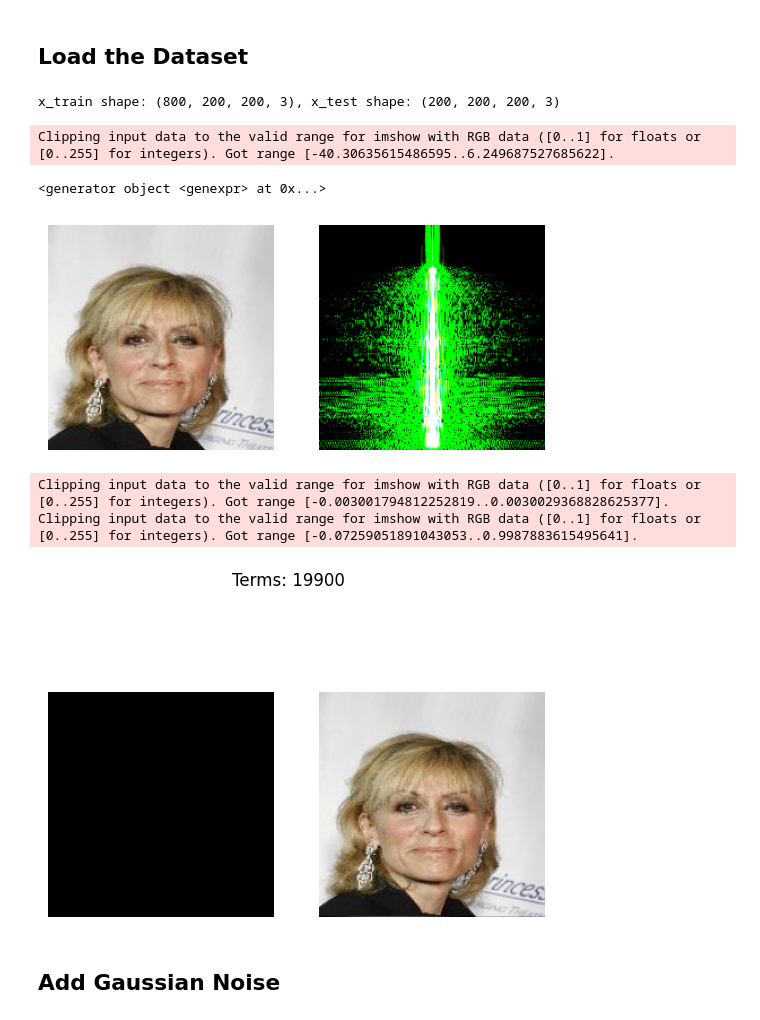
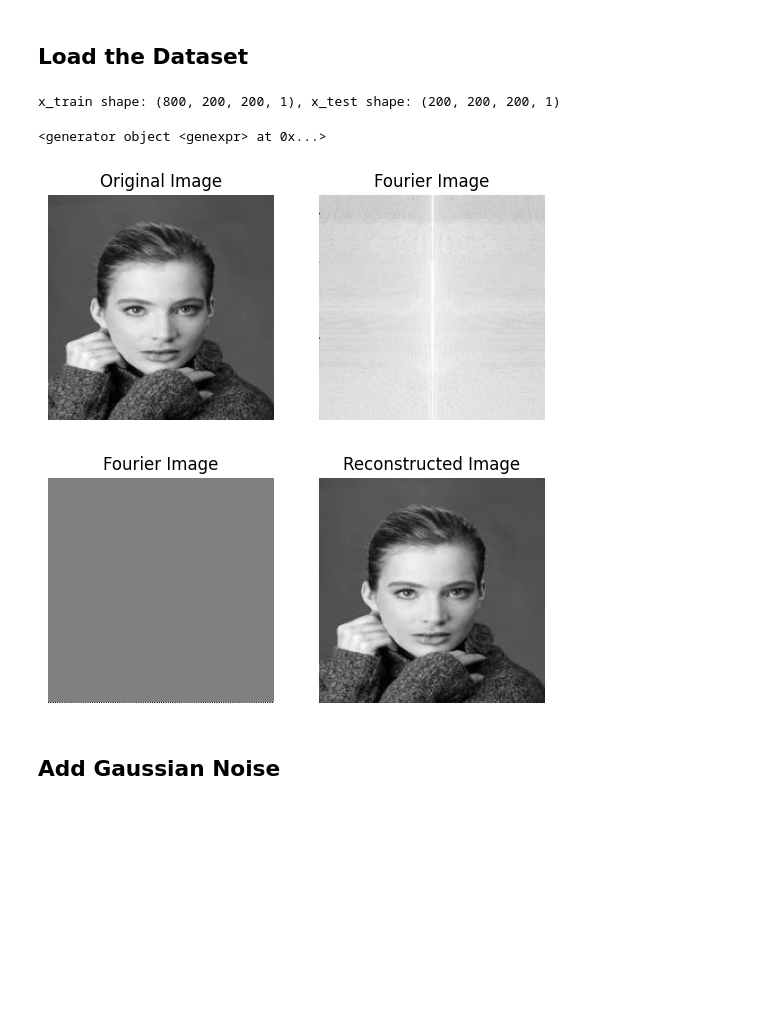
Before and after one commit to Yehia-Fahmy/CNN_Denoising, a Jupyter notebook: train_cnn_wavelet.ipynb, the cells around one changed output. Saved outputs shown, nothing was run; the diff lists cells and outputs as text; code cells hidden in the pictures; blank space fills up the shorter version.

```diff
--- a/train_cnn_wavelet.ipynb
+++ b/train_cnn_wavelet.ipynb
@@ -47,7 +39,7 @@ base_dir = os.path.join(path, "img_align_celeba")
 
 # Image size to resize all images
 image_dim = 200
-num_channels = 3
+num_channels = 1
 
 images = []
 
@@ -88,7 +80,7 @@ x_test = x_test.reshape(len(x_test), image_dim, image_dim, num_channels)
 
 print(f"x_train shape: {x_train.shape}, x_test shape: {x_test.shape}")
 # %% [output]
-x_train shape: (800, 200, 200, 3), x_test shape: (200, 200, 200, 3)
+x_train shape: (800, 200, 200, 1), x_test shape: (200, 200, 200, 1)
 # %%
 index = np.random.randint(len(x_train))
 image = x_train[index]
@@ -117,11 +109,12 @@ def find_symmetric_coordinates(coords, centre):
 def display_plots(individual_grating, reconstruction, idx):
     plt.subplot(121)
     plt.imshow(individual_grating)
+    plt.title("Fourier Image")
     plt.axis("off")
     plt.subplot(122)
     plt.imshow(reconstruction)
+    plt.title("Reconstructed Image")
     plt.axis("off")
-    plt.suptitle(f"Terms: {idx}")
     plt.pause(0.01)
 
 # # Read and process image
@@ -136,9 +129,11 @@ def foureir_transform(image, display=False):
         # Show grayscale image and its Fourier transform
         plt.subplot(121)
         plt.imshow(image)
+        plt.title("Original Image")
         plt.axis("off")
         plt.subplot(122)
         plt.imshow(np.log(abs(ft)))
+        plt.title("Fourier Image")
         plt.axis("off")
         plt.pause(2)
         fig = plt.figure()
@@ -208,40 +203,37 @@ def inverse_fourier_transform(ft, display=False):
     return rec_image
 
 # Array dimensions (array is square) and centre pixel
 array_size = len(image)
 centre = int((array_size - 1) / 2)
 
 # Get all coordinate pairs in the left half of the array,
 # including the column at the centre of the array (which
 # includes the centre pixel)
 coords_left_half = (
     (x, y) for x in range(array_size) for y in range(centre+1)
 )
 print(coords_left_half)
 
 # Sort points based on distance from centre
 coords_left_half = sorted(
     coords_left_half,
     key=lambda x: calculate_distance_from_centre(x, centre)
     )
 
 ft = foureir_transform(image, display=True)
+rec_image = inverse_fourier_transform(ft, display=True)
 # plt.subplot(121)
 # plt.imshow(np.log(abs(ft)))
 # plt.axis("off")
 # plt.subplot(122)
 # plt.imshow(np.log(abs(ft)))
 # plt.axis("off")
 # plt.pause(2)
 # fig = plt.figure()
-rec_image = inverse_fourier_transform(ft, display=True)
 # %% [output]
-Clipping input data to the valid range for imshow with RGB data ([0..1] for floats or [0..255] for integers). Got range [-40.30635615486595..6.249687527685622].
+<generator object <genexpr> at 0x...>
-<generator object <genexpr> at 0x...>
-[figure, old version]
+[figure, new version]
-Clipping input data to the valid range for imshow with RGB data ([0..1] for floats or [0..255] for integers). Got range [-0.003001794812252819..0.0030029368828625377].
-Clipping input data to the valid range for imshow with RGB data ([0..1] for floats or [0..255] for integers). Got range [-0.07259051891043053..0.9987883615495641].
-[figure, old version]
+[figure, new version]
 # %% [markdown]
 ## Add Gaussian Noise
 # %%
```
Also changed, not shown: parts of 14 cells of this notebook, 3 other files.
